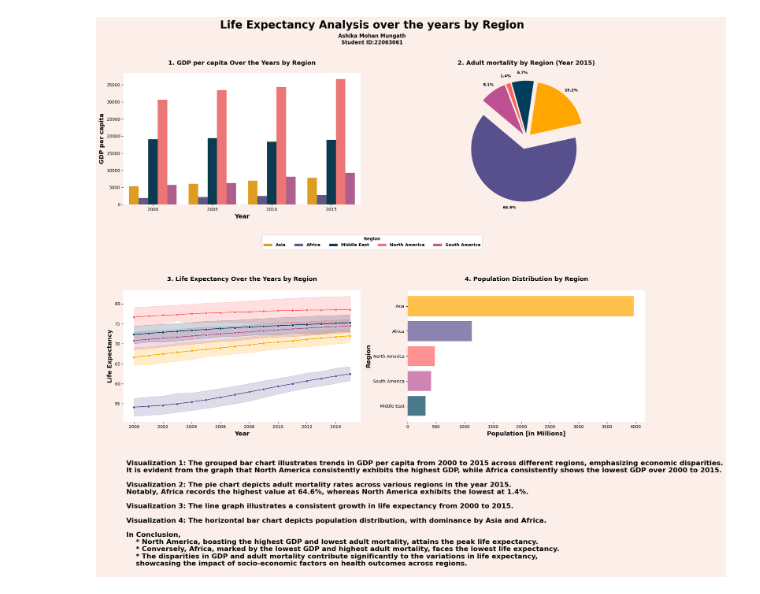
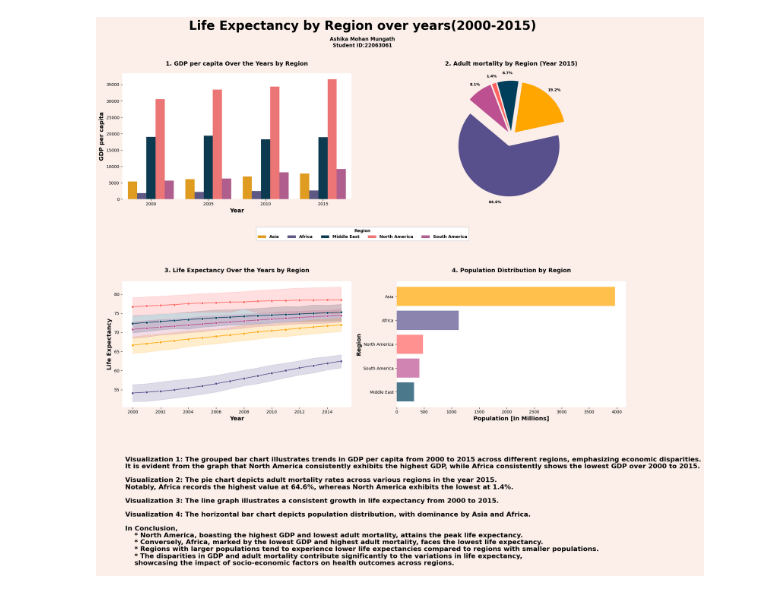
Before and after one commit to ASHIKAMOHAN/DHV, a Jupyter notebook: 22063061.ipynb, the cells around one changed output. Saved outputs shown, nothing was run; the diff lists cells and outputs as text; code cells hidden in the pictures.

Commit message:
figure saved

```diff
--- a/22063061.ipynb
+++ b/22063061.ipynb
@@ -49,12 +49,12 @@ sorted_df_pop = grouped_df_pop.sort_values(by='Population_mln')
 fig, axes = plt.subplots(2, 2, figsize=(18, 13), facecolor='#fceee9')
 
 # Title space for the description
-fig.suptitle('Life Expectancy Analysis over the years by Region',
-             fontsize=25, y=1.05, fontweight='bold')
+fig.suptitle('Life Expectancy by Region over years(2000-2015)',
+             fontsize=30, y=1.05, fontweight='bold')
 name_student_id = 'Ashika Mohan Mungath\nStudent ID:22063061'
 
 # Add the text below the title
-fig.text(0.5, 0.99, name_student_id, ha='center',
+fig.text(0.5, .98, name_student_id, ha='center',
          fontsize=12, fontweight='bold')
 
 # Grouped barchart
@@ -112,32 +112,34 @@ for ax in axes.flatten():
 
 # Adjust layout with margins
 plt.tight_layout(rect=[0, 0, 1, 1])
 plt.subplots_adjust(hspace=0.65)
 
 # Adding description text
 description_text = """
     Visualization 1: The grouped bar chart illustrates trends in GDP per capita from 2000 to 2015 across different regions, emphasizing economic disparities.
     It is evident from the graph that North America consistently exhibits the highest GDP, while Africa consistently shows the lowest GDP over 2000 to 2015.
 
     Visualization 2: The pie chart depicts adult mortality rates across various regions in the year 2015.
     Notably, Africa records the highest value at 64.6%, whereas North America exhibits the lowest at 1.4%.
 
     Visualization 3: The line graph illustrates a consistent growth in life expectancy from 2000 to 2015.
 
     Visualization 4: The horizontal bar chart depicts population distribution, with dominance by Asia and Africa.
 
     In Conclusion,
         * North America, boasting the highest GDP and lowest adult mortality, attains the peak life expectancy.
         * Conversely, Africa, marked by the lowest GDP and highest adult mortality, faces the lowest life expectancy.
+        * Regions with larger populations tend to experience lower life expectancies compared to regions with smaller populations.
         * The disparities in GDP and adult mortality contribute significantly to the variations in life expectancy,
         showcasing the impact of socio-economic factors on health outcomes across regions.
 """
 
 # Add description text to the bottom of the figure
-fig.text(0.04, -0.33, description_text, ha='left',
+fig.text(0.04, -0.38, description_text, ha='left',
          va='bottom', fontsize=16, fontweight='bold')
 
 # Save the plot as PNG
 plt.savefig("22063061.png", dpi=300, bbox_inches='tight')
+plt.show()
 # %% [output]
-[figure, old version]
+[figure, new version]
```
Also changed, not shown: 2 other files.
